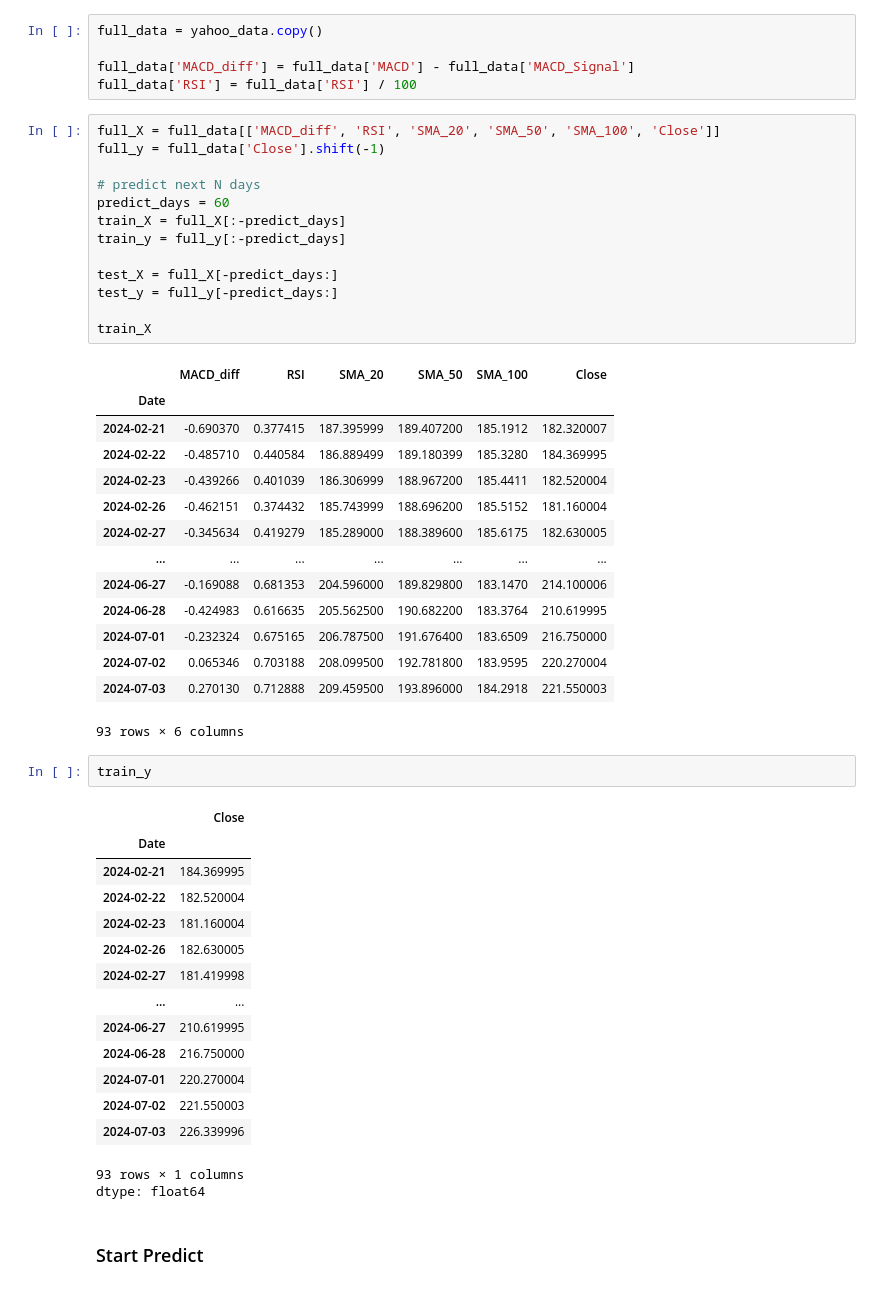
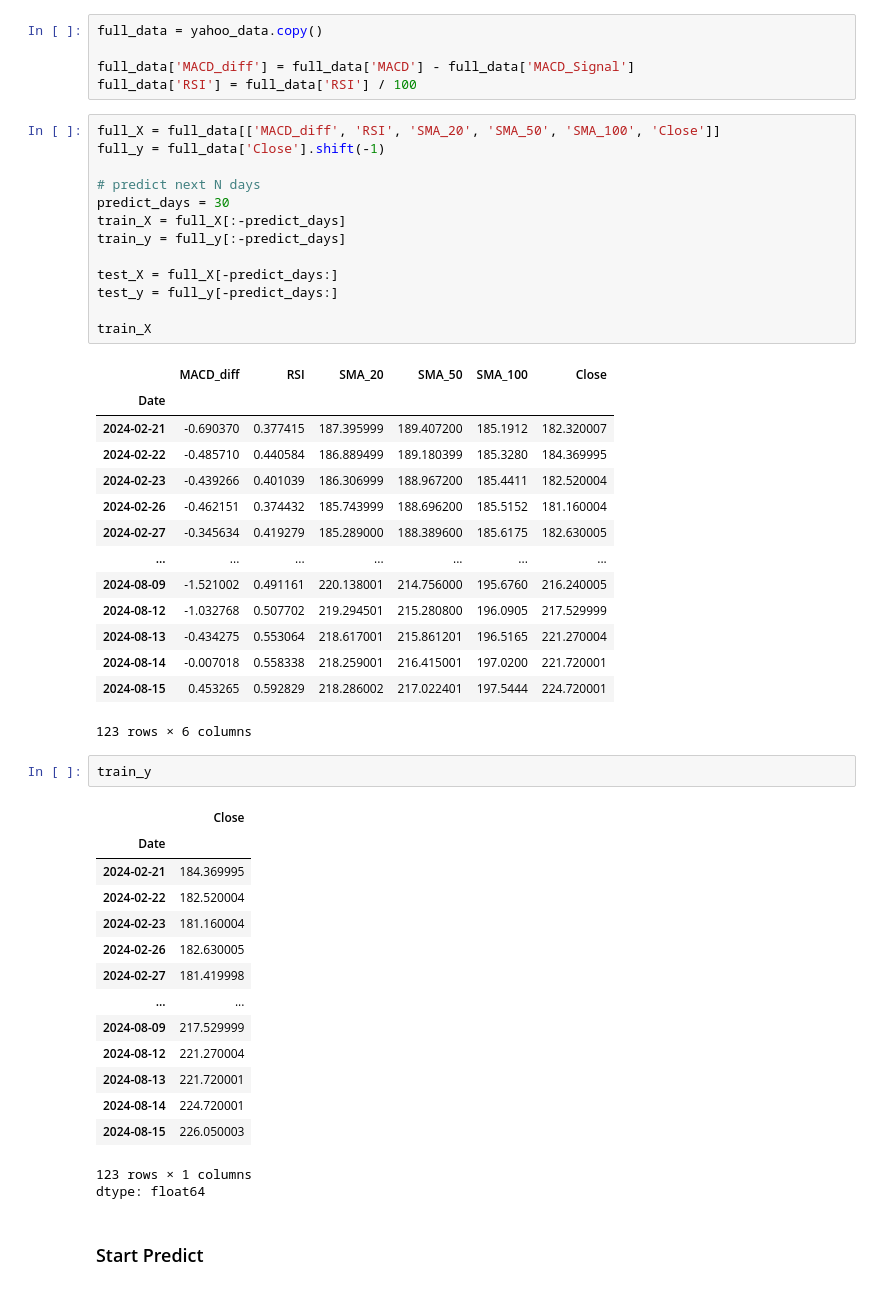
Before and after one commit to tntrenjin/financial-big-data-analysis-course, a Jupyter notebook: week3作業_技術分析與K線圖.ipynb, the cells around one changed output. Saved outputs shown, nothing was run; the diff lists cells and outputs as text.

```diff
--- a/week3作業_技術分析與K線圖.ipynb
+++ b/week3作業_技術分析與K線圖.ipynb
@@ -90,31 +90,31 @@ full_data['RSI'] = full_data['RSI'] / 100
 # %%
 full_X = full_data[['MACD_diff', 'RSI', 'SMA_20', 'SMA_50', 'SMA_100', 'Close']]
 full_y = full_data['Close'].shift(-1)
 
 # predict next N days
-predict_days = 60
+predict_days = 30
 train_X = full_X[:-predict_days]
 train_y = full_y[:-predict_days]
 
 test_X = full_X[-predict_days:]
 test_y = full_y[-predict_days:]
 
 train_X
 # %% [output]
 |  | MACD_diff | RSI | SMA_20 | SMA_50 | SMA_100 | Close |
 | Date |  |  |  |  |  |  |
 | 2024-02-21 | -0.690370 | 0.377415 | 187.395999 | 189.407200 | 185.1912 | 182.320007 |
 | 2024-02-22 | -0.485710 | 0.440584 | 186.889499 | 189.180399 | 185.3280 | 184.369995 |
 | 2024-02-23 | -0.439266 | 0.401039 | 186.306999 | 188.967200 | 185.4411 | 182.520004 |
 | 2024-02-26 | -0.462151 | 0.374432 | 185.743999 | 188.696200 | 185.5152 | 181.160004 |
 | 2024-02-27 | -0.345634 | 0.419279 | 185.289000 | 188.389600 | 185.6175 | 182.630005 |
 | ... | ... | ... | ... | ... | ... | ... |
-| 2024-06-27 | -0.169088 | 0.681353 | 204.596000 | 189.829800 | 183.1470 | 214.100006 |
-| 2024-06-28 | -0.424983 | 0.616635 | 205.562500 | 190.682200 | 183.3764 | 210.619995 |
-| 2024-07-01 | -0.232324 | 0.675165 | 206.787500 | 191.676400 | 183.6509 | 216.750000 |
-| 2024-07-02 | 0.065346 | 0.703188 | 208.099500 | 192.781800 | 183.9595 | 220.270004 |
-| 2024-07-03 | 0.270130 | 0.712888 | 209.459500 | 193.896000 | 184.2918 | 221.550003 |
+| 2024-08-09 | -1.521002 | 0.491161 | 220.138001 | 214.756000 | 195.6760 | 216.240005 |
+| 2024-08-12 | -1.032768 | 0.507702 | 219.294501 | 215.280800 | 196.0905 | 217.529999 |
+| 2024-08-13 | -0.434275 | 0.553064 | 218.617001 | 215.861201 | 196.5165 | 221.270004 |
+| 2024-08-14 | -0.007018 | 0.558338 | 218.259001 | 216.415001 | 197.0200 | 221.720001 |
+| 2024-08-15 | 0.453265 | 0.592829 | 218.286002 | 217.022401 | 197.5444 | 224.720001 |
-93 rows × 6 columns
+123 rows × 6 columns
 # %%
 train_y
 # %% [output]
@@ -126,12 +126,12 @@ train_y
 | 2024-02-26 | 182.630005 |
 | 2024-02-27 | 181.419998 |
 | ... | ... |
-| 2024-06-27 | 210.619995 |
-| 2024-06-28 | 216.750000 |
-| 2024-07-01 | 220.270004 |
-| 2024-07-02 | 221.550003 |
-| 2024-07-03 | 226.339996 |
+| 2024-08-09 | 217.529999 |
+| 2024-08-12 | 221.270004 |
+| 2024-08-13 | 221.720001 |
+| 2024-08-14 | 224.720001 |
+| 2024-08-15 | 226.050003 |
-93 rows × 1 columns
+123 rows × 1 columns
 dtype: float64
 # %% [markdown]
 ### Start Predict
```
Also changed, not shown: parts of 4 cells of this notebook.
